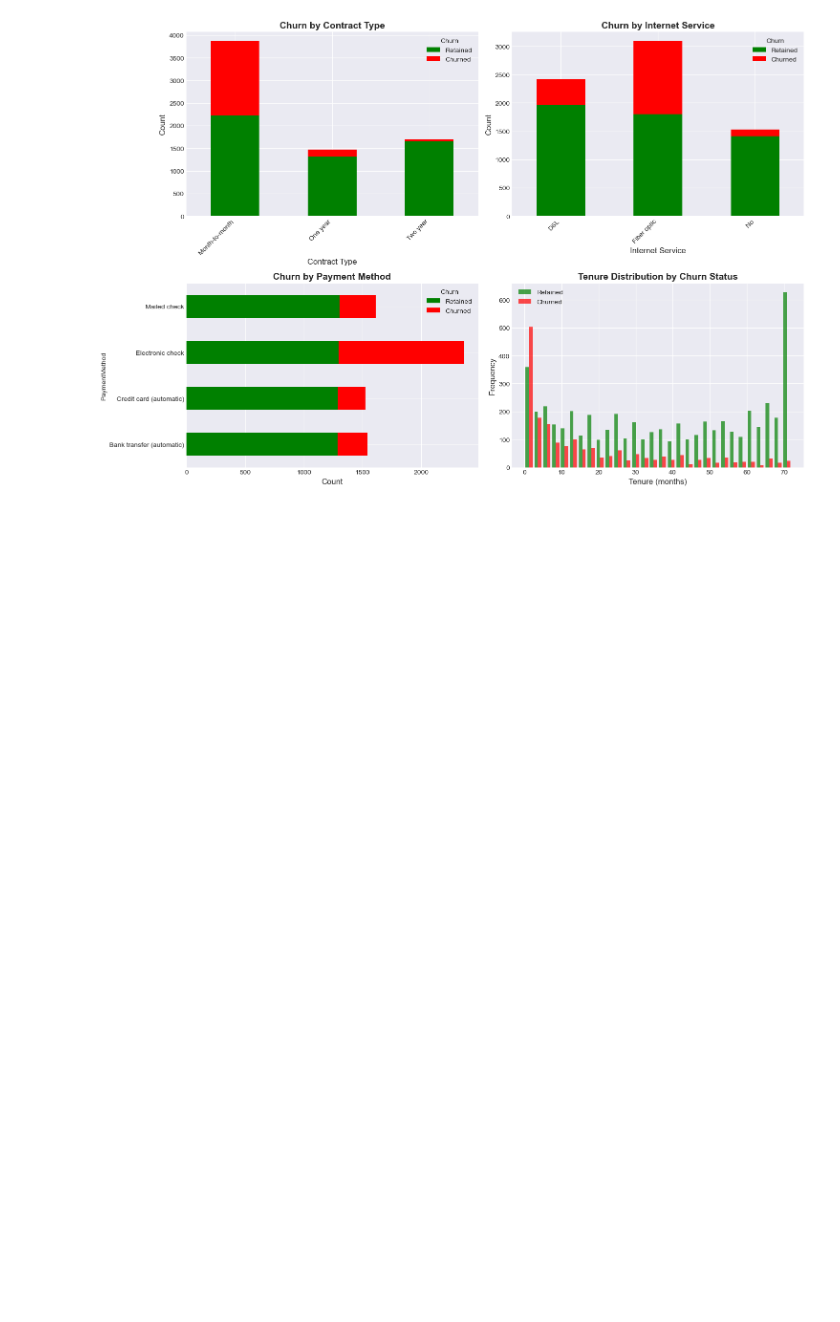
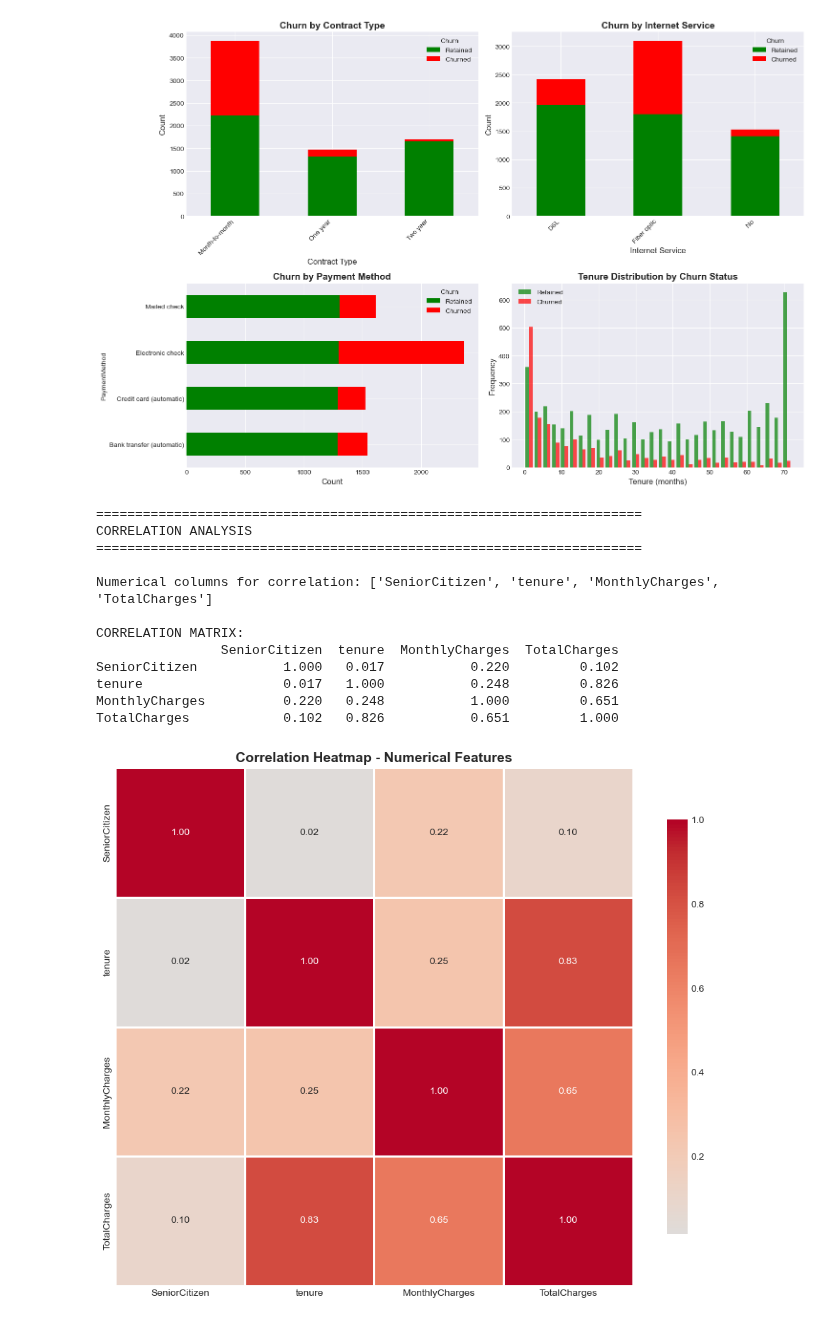
Before and after one commit to HoodaVishal/Intelligent-Customer-Support-System, a Jupyter notebook: notebooks/01_Data_Exploration.ipynb, the cells around one changed output. Saved outputs shown, nothing was run; the diff lists cells and outputs as text; code cells hidden in the pictures; blank space fills up the shorter version.

```diff
--- a/notebooks/01_Data_Exploration.ipynb
+++ b/notebooks/01_Data_Exploration.ipynb
@@ -4036,3 +4038,40 @@ Churn          No    Yes
 Non-Senior 76.394 23.606
 Senior     58.319 41.681
 [figure]
+# %%
+# Correlation Analysis
+print("\n" + "=" * 70)
+print("CORRELATION ANALYSIS")
+print("=" * 70 + "\n")
+
+# Select numerical columns
+numerical_cols = churn.select_dtypes(include = [np.number]).columns.tolist()
+print(f"Numerical columns for correlation: {numerical_cols}")
+
+# Calculate correlation
+correlation_matrix = churn[numerical_cols].corr()
+
+print("\nCORRELATION MATRIX:")
+print(correlation_matrix)
+
+# Visualization
+plt.figure(figsize = (10, 8))
+sns.heatmap(correlation_matrix, annot = True, cmap = 'coolwarm', center = 0, square = True, linewidths = 1, fmt = '.2f',
+            cbar_kws = {"shrink": 0.8})
+plt.title('Correlation Heatmap - Numerical Features', fontsize = 14, fontweight = 'bold')
+plt.tight_layout()
+plt.show()
+# %% [output]
+======================================================================
+CORRELATION ANALYSIS
+======================================================================
+
+Numerical columns for correlation: ['SeniorCitizen', 'tenure', 'MonthlyCharges', 'TotalCharges']
+
+CORRELATION MATRIX:
+                SeniorCitizen  tenure  MonthlyCharges  TotalCharges
+SeniorCitizen           1.000   0.017           0.220         0.102
+tenure                  0.017   1.000           0.248         0.826
+MonthlyCharges          0.220   0.248           1.000         0.651
+TotalCharges            0.102   0.826           0.651         1.000
+[figure, added]
```
Also changed, not shown: parts of 5 cells of this notebook.
